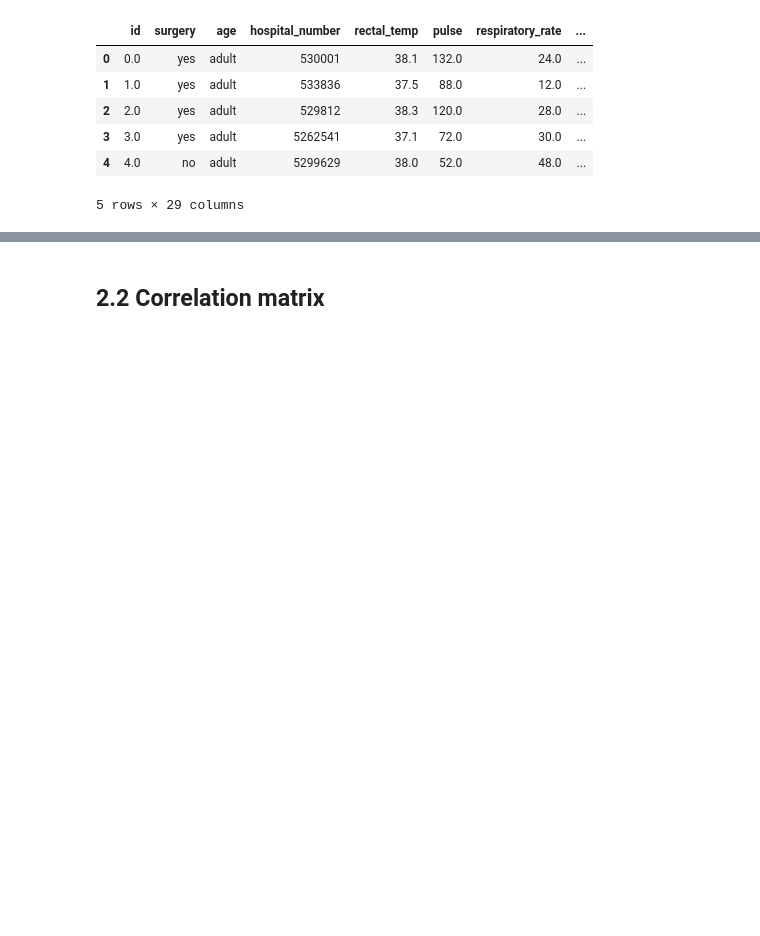
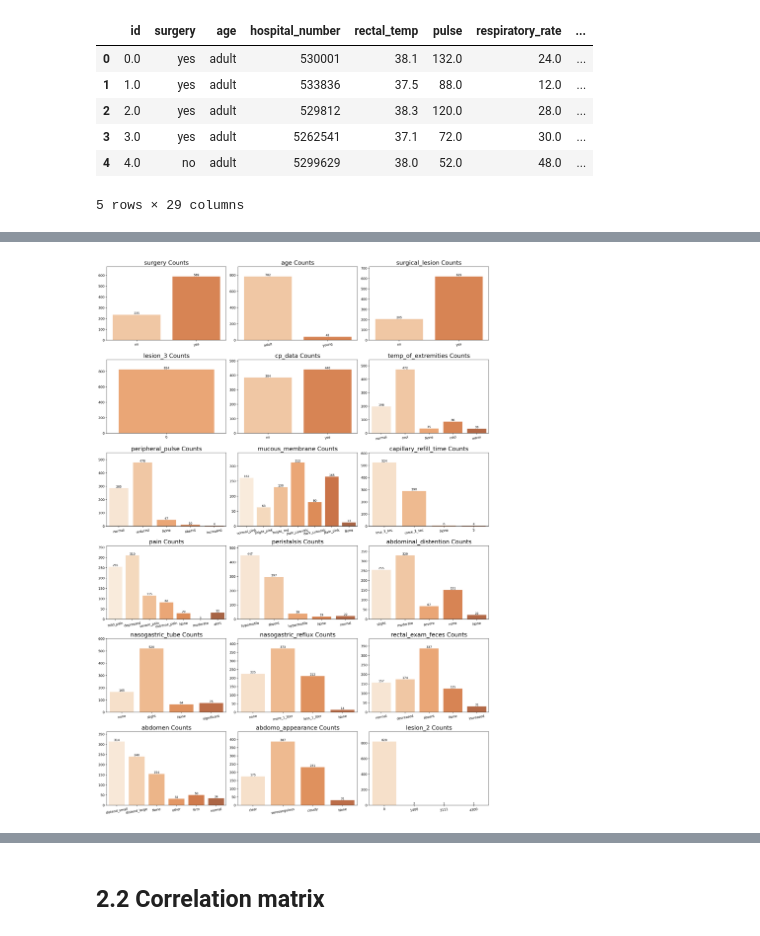
Before and after one commit to MateuszPryl/Horse_Health_Predicion_s3e22, a Jupyter notebook: Horse_Health_Outcome.ipynb, the cells around one changed output, grey strips where cells are left out. Drawn from its saved outputs; the diff is of its cells as text; code cells hidden in the pictures; blank space fills up the shorter version.

```diff
--- a/Horse_Health_Outcome.ipynb
+++ b/Horse_Health_Outcome.ipynb
@@ -96,0 +173,5 @@ Patients who lived make up almost 50% of the dataset
+# %%
+# Test data
+count_plots_dist(test_df, cat_cols, None)
+# %% [output]
+[figure, added]
```
Also changed, not shown: parts of 42 cells of this notebook.
